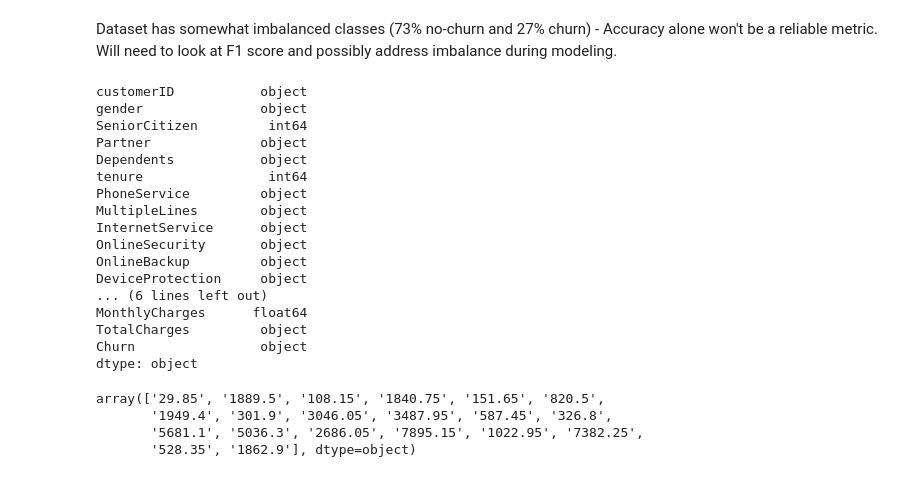
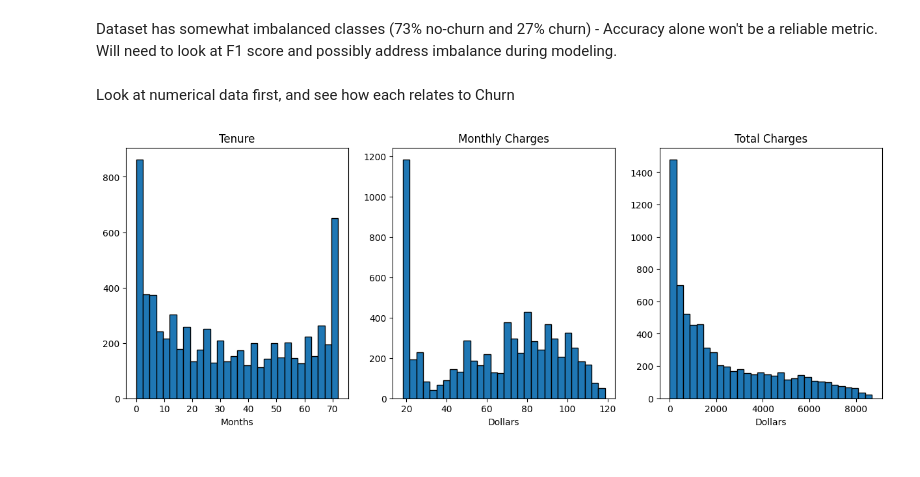
Before and after one commit to tyler-romans/customer-churn-prediction, a Jupyter notebook: Customer_Churn_Prediction.ipynb, the cells around one changed output. Cells and saved outputs as stored; diff of their text form; code cells hidden in the pictures.

Commit message:
Add files via upload
Finished EDA - numeric and categorical analysis, outlier detection, EDA summary added

```diff
--- a/Customer_Churn_Prediction.ipynb
+++ b/Customer_Churn_Prediction.ipynb
@@ -123,30 +123,23 @@ Yes    0.26537
 Name: proportion, dtype: float64
 # %% [markdown]
 Dataset has somewhat imbalanced classes (73% no-churn and 27% churn) - Accuracy alone won't be a reliable metric. Will need to look at F1 score and possibly address imbalance during modeling.
+# %% [markdown]
+Look at numerical data first, and see how each relates to Churn
 # %%
-df.dtypes
+fig, axes = plt.subplots(1, 3, figsize=(15, 5))
+
+axes[0].hist(df['tenure'], bins=30, edgecolor='black')
+axes[0].set_title('Tenure')
+axes[0].set_xlabel('Months')
+
+axes[1].hist(df['MonthlyCharges'], bins=30, edgecolor='black')
+axes[1].set_title('Monthly Charges')
+axes[1].set_xlabel('Dollars')
+
+axes[2].hist(df['TotalCharges'], bins=30, edgecolor='black')
+axes[2].set_title('Total Charges')
+axes[2].set_xlabel('Dollars')
+
+plt.show()
 # %% [output]
-customerID           object
-gender               object
-SeniorCitizen         int64
-Partner              object
-Dependents           object
-tenure                int64
-PhoneService         object
-MultipleLines        object
-InternetService      object
-OnlineSecurity       object
-OnlineBackup         object
-DeviceProtection     object
-... (6 lines left out)
-MonthlyCharges      float64
-TotalCharges         object
-Churn                object
-dtype: object
+[figure, added]
-# %%
-df['TotalCharges'].unique()[:20]
-# %% [output]
-array(['29.85', '1889.5', '108.15', '1840.75', '151.65', '820.5',
-       '1949.4', '301.9', '3046.05', '3487.95', '587.45', '326.8',
-       '5681.1', '5036.3', '2686.05', '7895.15', '1022.95', '7382.25',
-       '528.35', '1862.9'], dtype=object)
```
Also changed, not shown: parts of 19 cells of this notebook.
